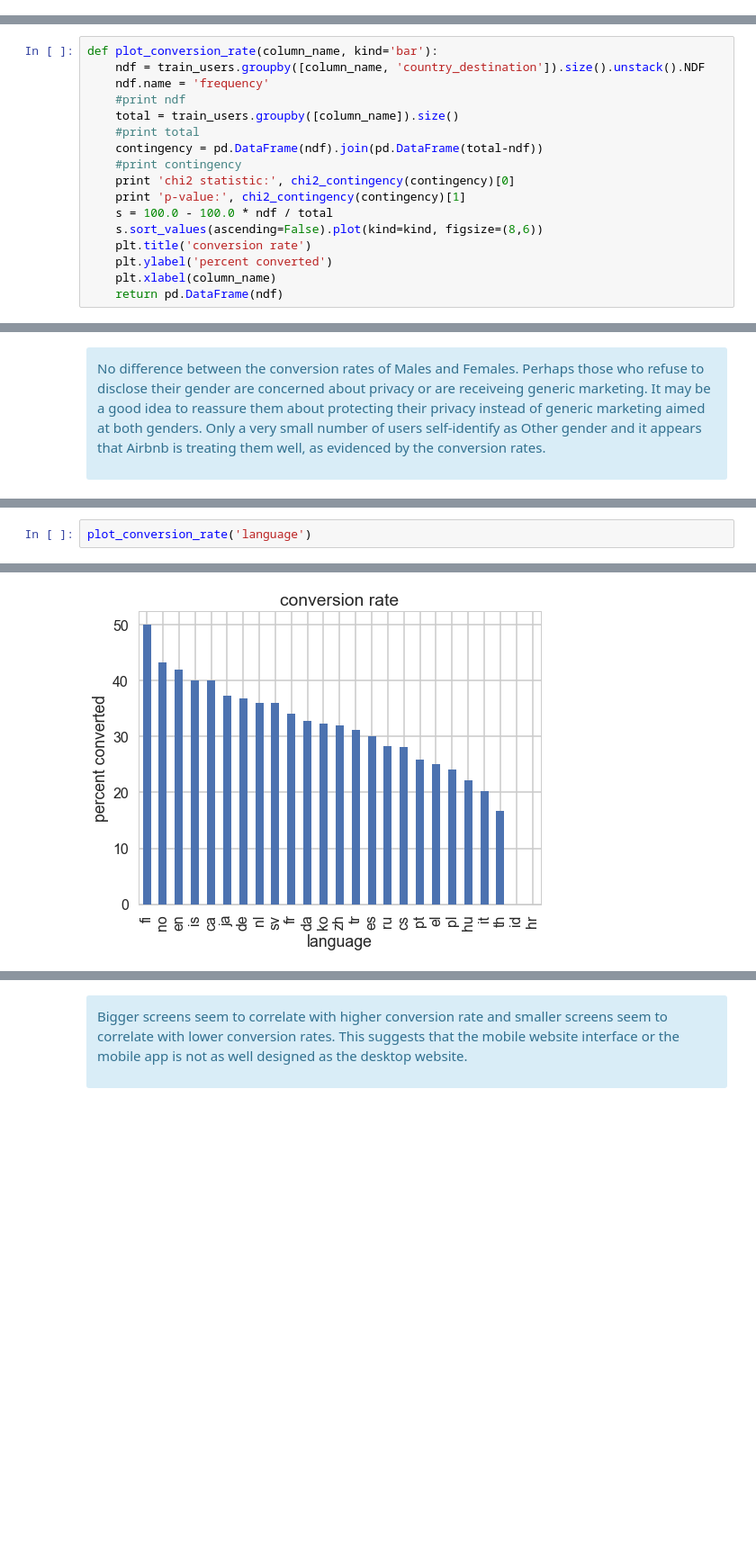
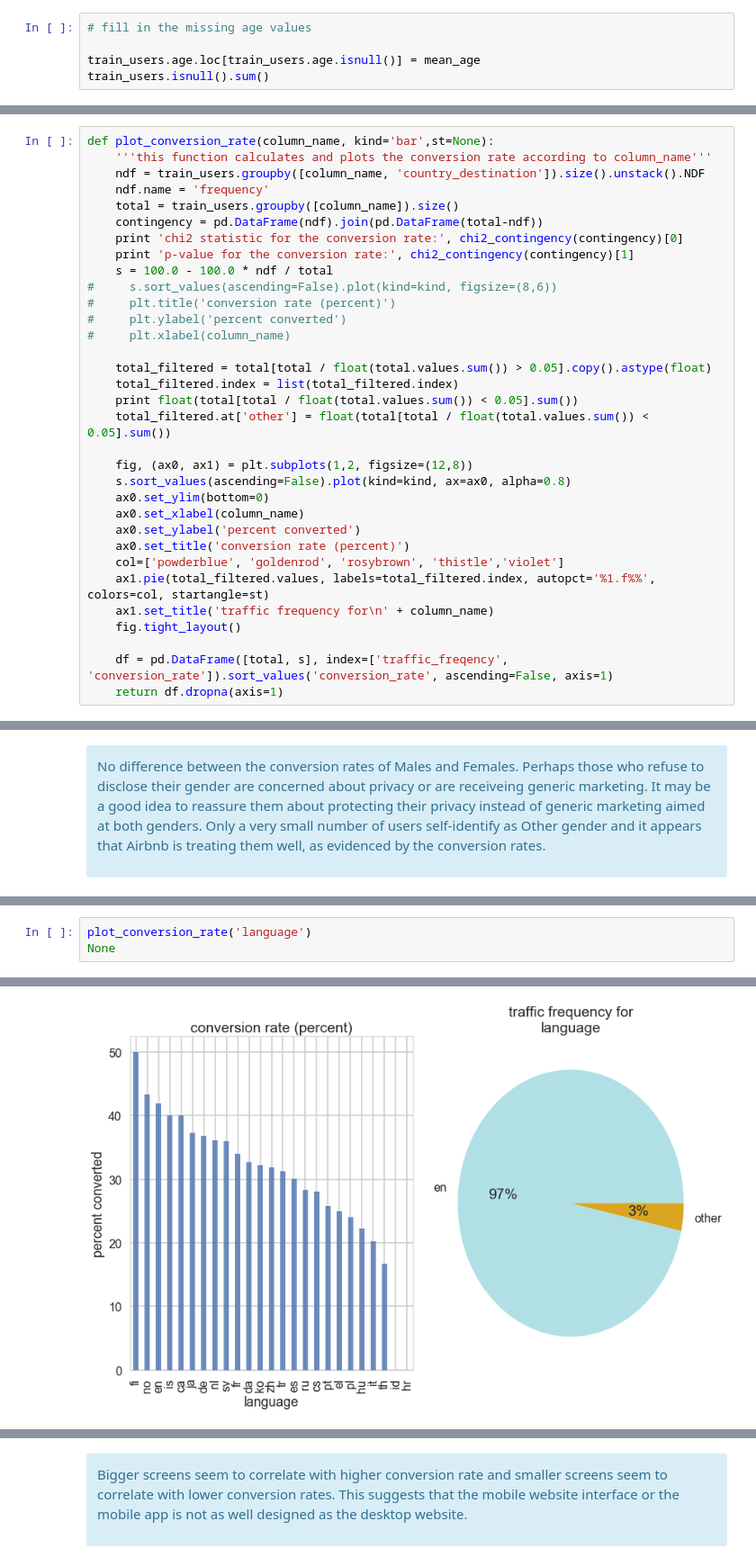
Before and after one commit to partha0solapurkar/springboard_data_science_intensive, a Jupyter notebook: capstone_project/exploratory_data_analysis.ipynb, the cells around one changed output, grey strips where cells are left out. Shown at 90% size. Cells and saved outputs as stored; diff of their text form; blank space fills up the shorter version.

Commit message:
exploratory data analysis

```diff
--- a/capstone_project/exploratory_data_analysis.ipynb
+++ b/capstone_project/exploratory_data_analysis.ipynb
@@ -101,0 +159,5 @@ There are a number of missing values, for date_first_booking, age and first_affi
+# %%
+# fill in the missing age values
+
+train_users.age.loc[train_users.age.isnull()] = mean_age
+train_users.isnull().sum()
@@ -150,20 +286,36 @@ for x in mylist:
 # %%
-def plot_conversion_rate(column_name, kind='bar'):
+def plot_conversion_rate(column_name, kind='bar',st=None):
+    '''this function calculates and plots the conversion rate according to column_name'''
     ndf = train_users.groupby([column_name, 'country_destination']).size().unstack().NDF
     ndf.name = 'frequency'
-    #print ndf
     total = train_users.groupby([column_name]).size()
-    #print total
     contingency = pd.DataFrame(ndf).join(pd.DataFrame(total-ndf))
-    #print contingency
-    print 'chi2 statistic:', chi2_contingency(contingency)[0]
-    print 'p-value:', chi2_contingency(contingency)[1]
+    print 'chi2 statistic for the conversion rate:', chi2_contingency(contingency)[0]
+    print 'p-value for the conversion rate:', chi2_contingency(contingency)[1]
     s = 100.0 - 100.0 * ndf / total
-    s.sort_values(ascending=False).plot(kind=kind, figsize=(8,6))
-    plt.title('conversion rate')
-    plt.ylabel('percent converted')
-    plt.xlabel(column_name)
-    return pd.DataFrame(ndf)
+#     s.sort_values(ascending=False).plot(kind=kind, figsize=(8,6))
+#     plt.title('conversion rate (percent)')
+#     plt.ylabel('percent converted')
+#     plt.xlabel(column_name)
+
+    total_filtered = total[total / float(total.values.sum()) > 0.05].copy().astype(float)
+    total_filtered.index = list(total_filtered.index)
+    print float(total[total / float(total.values.sum()) < 0.05].sum())
+    total_filtered.at['other'] = float(total[total / float(total.values.sum()) < 0.05].sum())
+
+    fig, (ax0, ax1) = plt.subplots(1,2, figsize=(12,8))
+    s.sort_values(ascending=False).plot(kind=kind, ax=ax0, alpha=0.8)
+    ax0.set_ylim(bottom=0)
+    ax0.set_xlabel(column_name)
+    ax0.set_ylabel('percent converted')
+    ax0.set_title('conversion rate (percent)')
+    col=['powderblue', 'goldenrod', 'rosybrown', 'thistle','violet']
+    ax1.pie(total_filtered.values, labels=total_filtered.index, autopct='%1.f%%', colors=col, startangle=st)
+    ax1.set_title('traffic frequency for\n' + column_name)
+    fig.tight_layout()
+
+    df = pd.DataFrame([total, s], index=['traffic_freqency', 'conversion_rate']).sort_values('conversion_rate', ascending=False, axis=1)
+    return df.dropna(axis=1)
 # %%
 plot_conversion_rate('signup_method')
 # %% [output]
@@ -255,3 +390,4 @@ p-value: 0.0
 # %%
 plot_conversion_rate('language')
+None
 # %% [output]
@@ -260,3 +397,3 @@ p-value: 2.1632178671e-66
-[figure, old version]
+[figure, new version]
 # %%
 plot_conversion_rate('year', kind='line')
```
Also changed, not shown: parts of 55 cells of this notebook.
